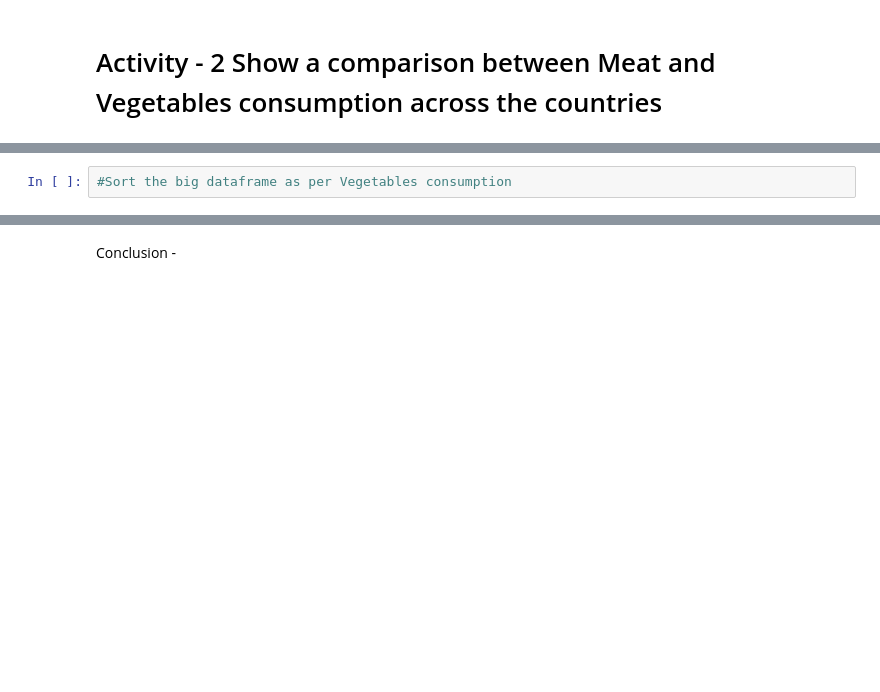
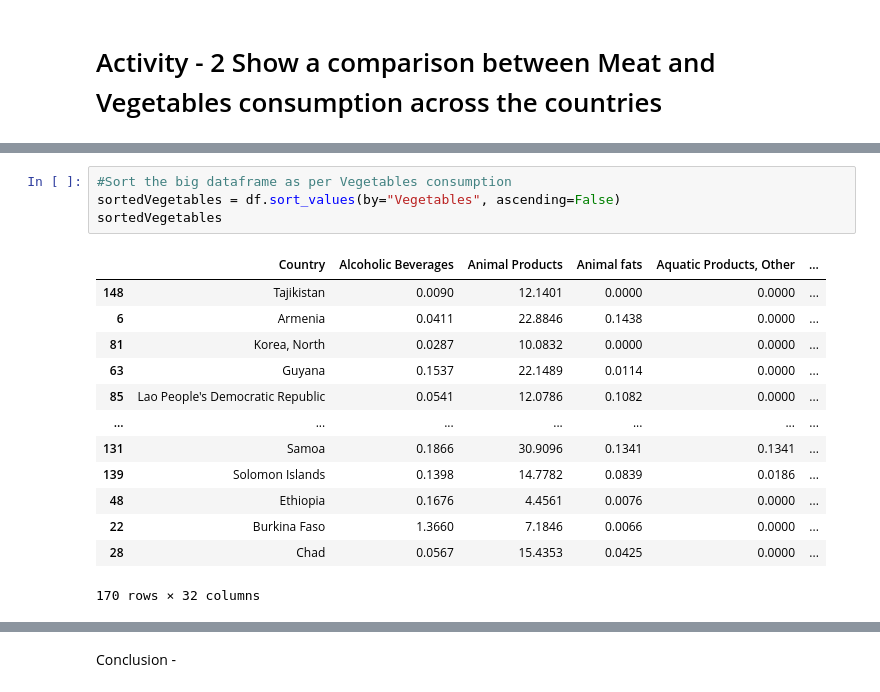
Before and after one commit to traliotube/Whitehat-Python, a Jupyter notebook: ADV-196/Project/C196-student-project.ipynb, the cells around one changed output, grey strips where cells are left out. Saved outputs shown, nothing was run; the diff lists cells and outputs as text; blank space fills up the shorter version.

```diff
--- a/ADV-196/Project/C196-student-project.ipynb
+++ b/ADV-196/Project/C196-student-project.ipynb
@@ -154,2 +170,18 @@ Conclusion -
 # %%
 #Sort the big dataframe as per Vegetables consumption
+sortedVegetables = df.sort_values(by="Vegetables", ascending=False)
+sortedVegetables
+# %% [output]
+|  | Country | Alcoholic Beverages | Animal Products | Animal fats | Aquatic Products, Other | ... |
+| 148 | Tajikistan | 0.0090 | 12.1401 | 0.0000 | 0.0000 | ... |
+| 6 | Armenia | 0.0411 | 22.8846 | 0.1438 | 0.0000 | ... |
+| 81 | Korea, North | 0.0287 | 10.0832 | 0.0000 | 0.0000 | ... |
+| 63 | Guyana | 0.1537 | 22.1489 | 0.0114 | 0.0000 | ... |
+| 85 | Lao People's Democratic Republic | 0.0541 | 12.0786 | 0.1082 | 0.0000 | ... |
+| ... | ... | ... | ... | ... | ... | ... |
+| 131 | Samoa | 0.1866 | 30.9096 | 0.1341 | 0.1341 | ... |
+| 139 | Solomon Islands | 0.1398 | 14.7782 | 0.0839 | 0.0186 | ... |
+| 48 | Ethiopia | 0.1676 | 4.4561 | 0.0076 | 0.0000 | ... |
+| 22 | Burkina Faso | 1.3660 | 7.1846 | 0.0066 | 0.0000 | ... |
+| 28 | Chad | 0.0567 | 15.4353 | 0.0425 | 0.0000 | ... |
+170 rows × 32 columns
```
Also changed, not shown: parts of 3 cells of this notebook.
